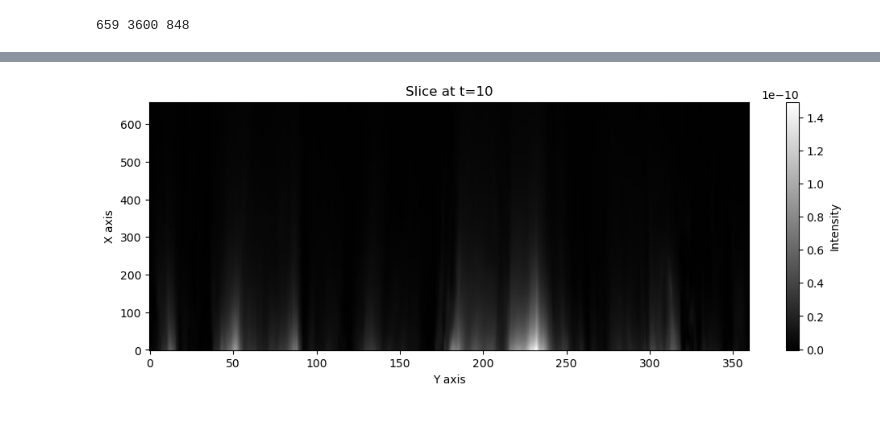
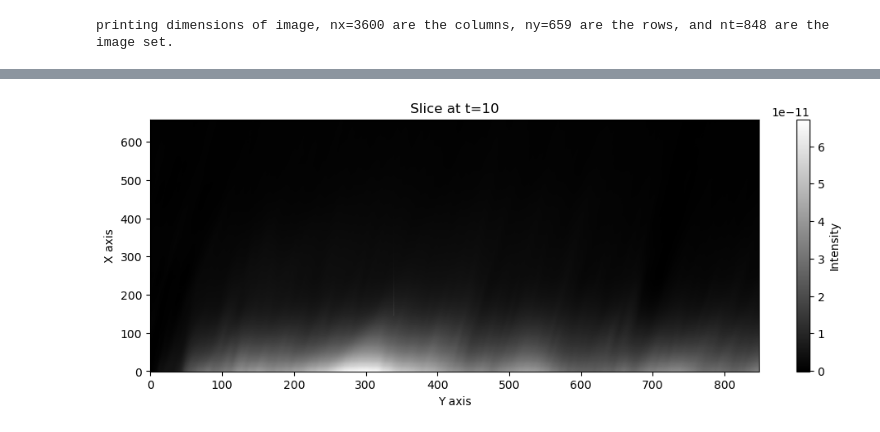
Before and after one commit to valmirmoraes/SynCOM-python, a Jupyter notebook: open_file.ipynb, the cells around one changed output, grey strips where cells are left out. Saved outputs shown, nothing was run; the diff lists cells and outputs as text; code cells hidden in the pictures.

```diff
--- a/open_file.ipynb
+++ b/open_file.ipynb
@@ -120,5 +129,5 @@ def open_file(name=None, raw=False, normalized=False, hdr=False, convert=False):
     # -------------------------------------------------------------------------
     return data
 # %%
-data_cube = open_file(name=None, raw=True)  # or adjust raw, normalized, etc.
+data_cube = open_file(name=None, raw=True,convert=True)  # or adjust raw, normalized, etc.
 # %% [output]
@@ -134,0 +143,31 @@ data_cube.shape
+# %%
+# image will be produced from a datacube of (ny,nt,nx)
+# by fixing nt, we have a polar image from the coronagraph
+
+import matplotlib.pyplot as plt
+
+def test_open_file_slice(name_pattern=None):
+    """
+    Test function to show how to use `open_file` and plot a slice.
+    """
+    # Grab the data cube
+    data_cube = open_file(name=name_pattern, raw=False)  # or adjust raw, normalized, etc.
+
+    # Let's pick t=10 (assuming we have at least 11 frames!)
+    slice_index = 10
+    if data_cube.shape[1] <= slice_index:
+        raise IndexError(f"Cube does not have index {slice_index} in the 't' dimension.")
+
+    # Extract that slice: data_cube[:, 10, :]
+    image_slice = data_cube[:, slice_index, :]
+
+    plt.figure(figsize=(12, 4))
+    plt.imshow(image_slice, origin='lower', cmap='gray', aspect='auto')
+    plt.colorbar(label='Intensity')
+    plt.title(f"Slice at t={slice_index}")
+    plt.xlabel('Y axis')
+    plt.ylabel('X axis')
+    plt.show()
+
+# Example usage:
+test_open_file_slice("/Users/vpereir1/Desktop/SynCOM_project/data/STEREO_data/*.fts")
@@ -135,5 +181,6 @@ data_cube.shape
 # %%
-import matplotlib.pyplot as plt
+# image will be produced from a datacube of (ny,nt,nx)
+# by fixing nx, we have a distance-time plot (snapshot of the flow in a specific angular direction)
 
 def test_open_file_slice(name_pattern=None):
     """
@@ -148,7 +195,9 @@ def test_open_file_slice(name_pattern=None):
         raise IndexError(f"Cube does not have index {slice_index} in the 't' dimension.")
 
     # Extract that slice: data_cube[:, 10, :]
-    image_slice = data_cube[:, slice_index, :]
+#     image_slice = data_cube[:, slice_index, :]
+    image_slice = data_cube[:, :, slice_index]
+
 
     plt.figure(figsize=(12, 4))
     plt.imshow(image_slice, origin='lower', cmap='gray', aspect='auto')
@@ -161,4 +210,4 @@ def test_open_file_slice(name_pattern=None):
 # Example usage:
 test_open_file_slice("/Users/vpereir1/Desktop/SynCOM_project/data/STEREO_data/*.fts")
 # %% [output]
-659 3600 848
+printing dimensions of image, nx=3600 are the columns, ny=659 are the rows, and nt=848 are the image set.
@@ -170,2 +214,2 @@ Warning: shape is too small for the specified bad-pixel corrections.
-[figure, old version]
+[figure, new version]
 # %%
```
Also changed, not shown: parts of 9 cells of this notebook.
